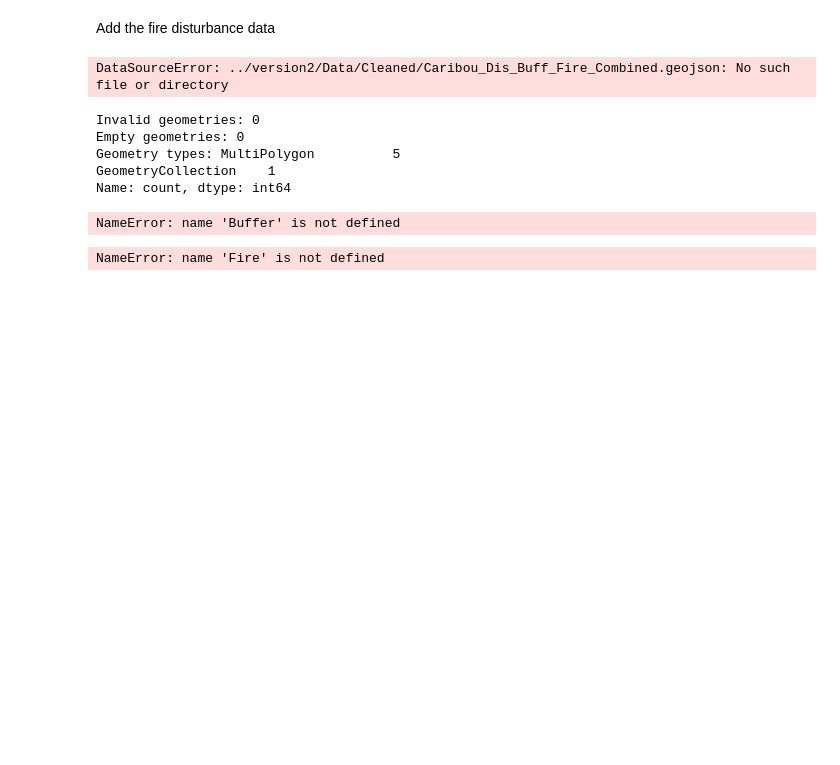
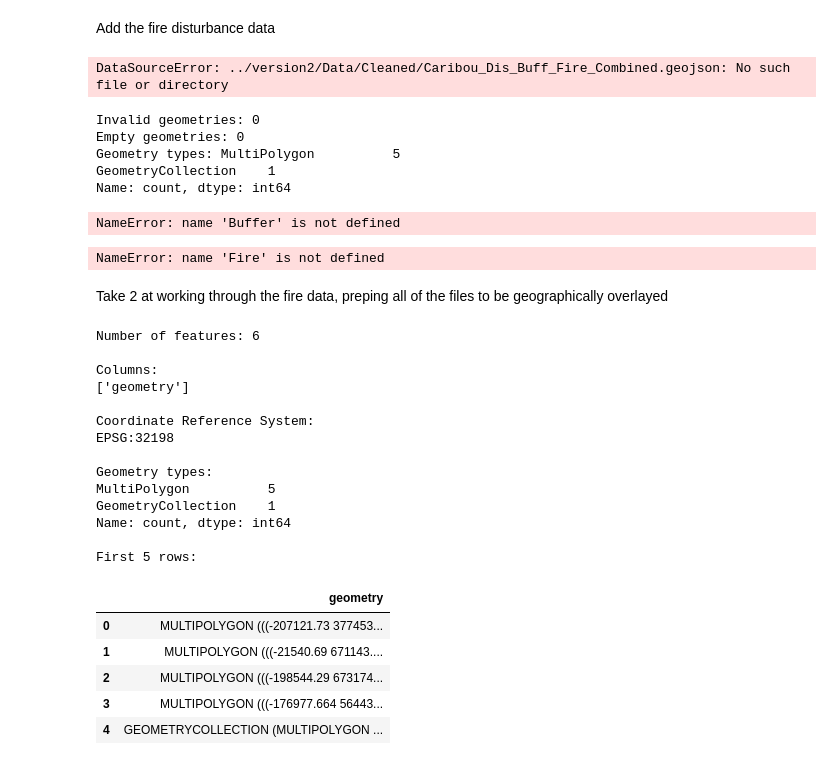
Before and after one commit to kaitrodney-png/geog464-Final-Project-stage-1-, a Jupyter notebook: version2/notebooks/mvp_pipeline copy 3.ipynb, the cells around one changed output. Drawn from its saved outputs; the diff is of its cells as text; code cells hidden in the pictures; blank space fills up the shorter version.

```diff
--- a/version2/notebooks/mvp_pipeline copy 3.ipynb
+++ b/version2/notebooks/mvp_pipeline copy 3.ipynb
@@ -981,3 +981,45 @@ Fire_simplified.to_file(
     driver="GeoJSON",
     index=False
 )
+# %% [markdown]
+Take 2 at working through the fire data, preping all of the files to be geographically overlayed
+# %%
+import geopandas as gpd
+
+# Load the simplified fire dataset
+fire = gpd.read_file("/Users/kaitlynnrodney/Desktop/GEOG464/geog464-Final-Project-stage-1-/version2/Data/Take2/Caribou_Fire_Web.geojson ")
+
+# Inspect the dataset
+print("Number of features:", len(fire))
+print("\nColumns:")
+print(fire.columns.tolist())
+
+print("\nCoordinate Reference System:")
+print(fire.crs)
+
+print("\nGeometry types:")
+print(fire.geom_type.value_counts())
+
+print("\nFirst 5 rows:")
+display(fire.head())
+# %% [output]
+Number of features: 6
+
+Columns:
+['geometry']
+
+Coordinate Reference System:
+EPSG:32198
+
+Geometry types:
+MultiPolygon          5
+GeometryCollection    1
+Name: count, dtype: int64
+
+First 5 rows:
+|  | geometry |
+| 0 | MULTIPOLYGON (((-207121.73 377453... |
+| 1 | MULTIPOLYGON (((-21540.69 671143.... |
+| 2 | MULTIPOLYGON (((-198544.29 673174... |
+| 3 | MULTIPOLYGON (((-176977.664 56443... |
+| 4 | GEOMETRYCOLLECTION (MULTIPOLYGON ... |
```
Also changed, not shown: parts of 12 cells of this notebook, 1 other file.
